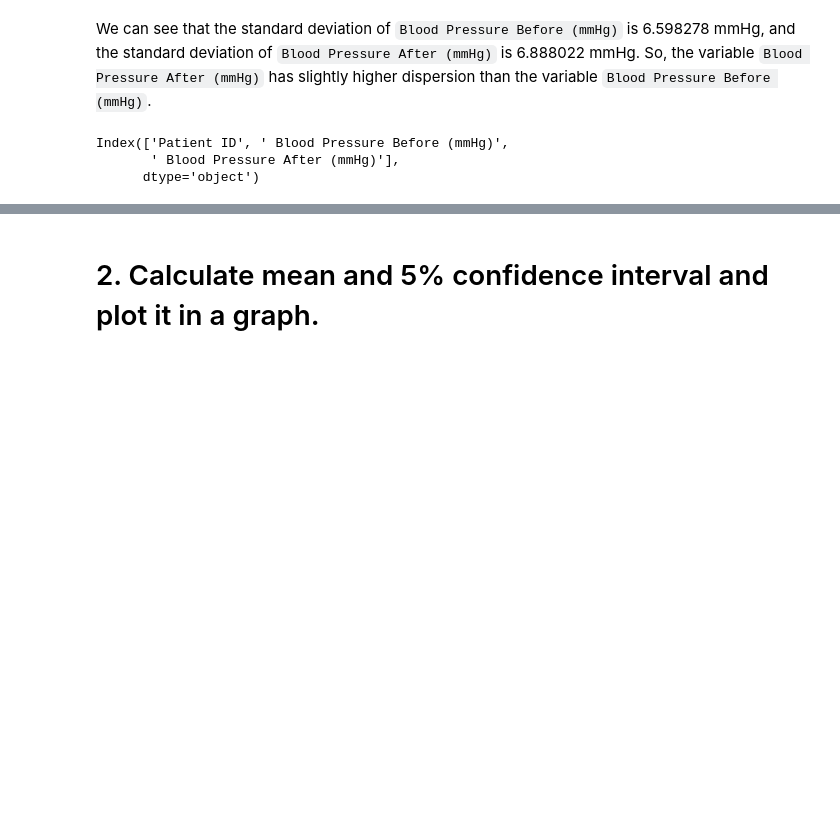
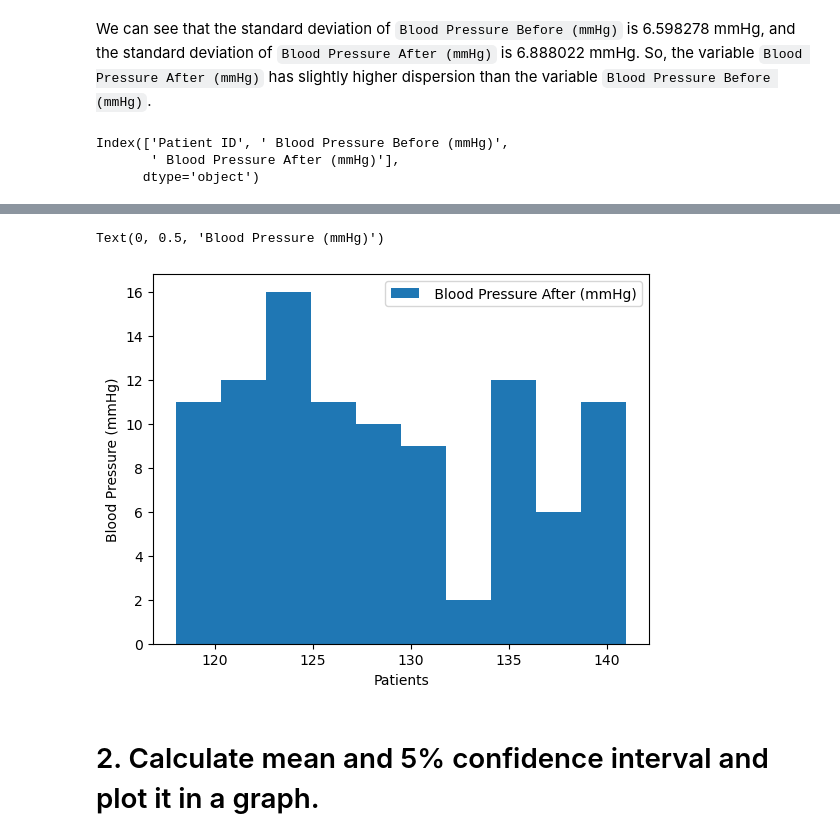
Before and after one commit to SushrutGaikwad/Placement_Assignment_Sushrut_Gaikwad, a Jupyter notebook: Statistics/Question_03.ipynb, the cells around one changed output, grey strips where cells are left out. Drawn from its saved outputs; the diff is of its cells as text; code cells hidden in the pictures; blank space fills up the shorter version.

```diff
--- a/Statistics/Question_03.ipynb
+++ b/Statistics/Question_03.ipynb
@@ -71,3 +71,10 @@ Text(0, 0.5, 'Blood Pressure (mmHg)')
+# %%
+df[[" Blood Pressure After (mmHg)"]].plot(kind="hist");
+plt.xlabel("Patients")
+plt.ylabel("Blood Pressure (mmHg)")
+# %% [output]
+Text(0, 0.5, 'Blood Pressure (mmHg)')
+[figure, added]
 # %% [markdown]
 # 2. Calculate mean and 5% confidence interval and plot it in a graph.
 # %%
```
Also changed, not shown: parts of 1 cell of this notebook.
